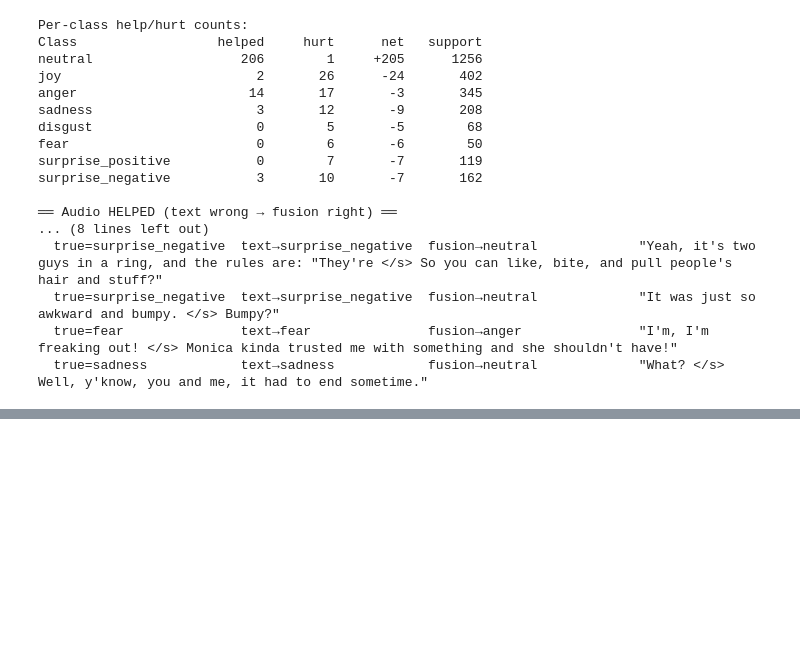
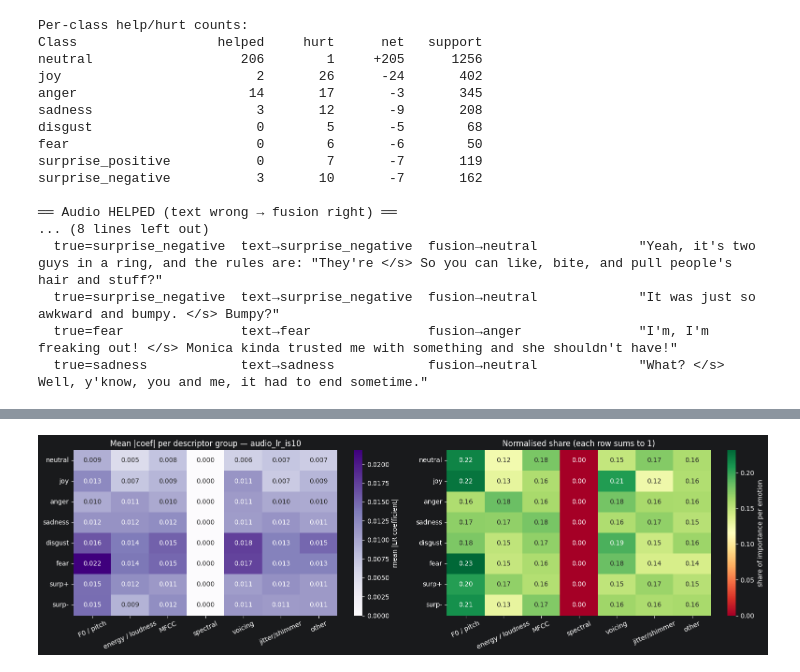
Before and after one commit to pvijayasures/NLP_P3, a Jupyter notebook: notebook/multimodal_experiments.ipynb, the cells around one changed output, grey strips where cells are left out. Saved outputs shown, nothing was run; the diff lists cells and outputs as text; code cells hidden in the pictures; blank space fills up the shorter version.

```diff
--- a/notebook/multimodal_experiments.ipynb
+++ b/notebook/multimodal_experiments.ipynb
@@ -1699,0 +1704,72 @@ surprise_negative           3       10       -7       162
+# %%
+# Aggregate the best LR audio model's coefficients into descriptor families.
+# Re-uses _best_lr_tag, _feat_cols and _coef computed in section 8.1.
+
+def _audio_group(name: str) -> str:
+    n = name.lower()
+    if 'jitter' in n or 'shimmer' in n:
+        return 'jitter/shimmer'
+    if 'mfcc' in n:
+        return 'MFCC'
+    if 'f0' in n or 'pitch' in n:
+        return 'F0 / pitch'
+    if 'voic' in n or 'hnr' in n:
+        return 'voicing'
+    if any(k in n for k in ('loudness', 'rmsenergy', 'intensity', 'energy', 'equivalentsound')):
+        return 'energy / loudness'
+    if any(k in n for k in ('audspec', 'spectral', 'fftmag', 'formant', 'hammarberg', 'slope', 'harmoni', 'logmel', 'melfreq', 'lspfreq', 'lsp_', 'zcr')):
+        return 'spectral'
+    return 'other'
+
+_groups       = ['F0 / pitch', 'energy / loudness', 'MFCC', 'spectral',
+                 'voicing', 'jitter/shimmer', 'other']
+_feat_groups  = np.array([_audio_group(c) for c in _feat_cols])
+_group_counts = pd.Series(_feat_groups).value_counts().reindex(_groups, fill_value=0)
+
+# Aggregate mean |coef| per group × emotion (mean handles uneven group sizes)
+_abs_coef  = np.abs(_coef)
+_group_imp = np.zeros((NUM_CLASSES, len(_groups)))
+for gi, g in enumerate(_groups):
+    mask = _feat_groups == g
+    if mask.sum() == 0:
+        continue
+    _group_imp[:, gi] = _abs_coef[:, mask].mean(axis=1)
+
+# Row-normalise to make per-emotion shares comparable
+_group_frac = _group_imp / _group_imp.sum(axis=1, keepdims=True).clip(min=1e-9)
+
+# ── Plot ─────────────────────────────────────────────────────────────────────
+fig, axes = plt.subplots(1, 2, figsize=(16, 4.8))
+_short = [COL_NAMES[c] for c in EMOTION_LABELS]
+
+sns.heatmap(_group_imp, annot=True, fmt='.3f', cmap='Purples',
+            xticklabels=_groups, yticklabels=_short, ax=axes[0],
+            cbar_kws={'label': 'mean |LR coefficient|'})
+axes[0].set_title(f'Mean |coef| per descriptor group — {_best_lr_tag}')
+axes[0].set_xlabel(''); axes[0].set_ylabel('')
+axes[0].tick_params(axis='x', rotation=25)
+
+sns.heatmap(_group_frac, annot=True, fmt='.2f', cmap='RdYlGn',
+            xticklabels=_groups, yticklabels=_short, ax=axes[1],
+            vmin=0, vmax=float(_group_frac.max()),
+            cbar_kws={'label': 'share of importance per emotion'})
+axes[1].set_title('Normalised share (each row sums to 1)')
+axes[1].set_xlabel(''); axes[1].set_ylabel('')
+axes[1].tick_params(axis='x', rotation=25)
+
+plt.tight_layout()
+plt.savefig(OUTPUTS_DIR / 'plots' / 'xai_audio_feature_groups.png',
+            dpi=150, bbox_inches='tight')
+plt.show()
+
+print(f'Feature-group population in feature set {_best_lr_tag.split("_")[-1]!r}:')
+for g, n in _group_counts.items():
+    print(f'  {g:<22s} {n:>5d}')
+print(f'  {"TOTAL":<22s} {_group_counts.sum():>5d}')
+
+print('\nDominant descriptor group per emotion (by mean |coef|):')
+for i, lbl in enumerate(EMOTION_LABELS):
+    top_g = _groups[int(np.argmax(_group_imp[i]))]
+    print(f'  {lbl:<20s} → {top_g}')
+# %% [output]
+[figure, added]
```
Also changed, not shown: parts of 18 cells of this notebook, 1 other file.
